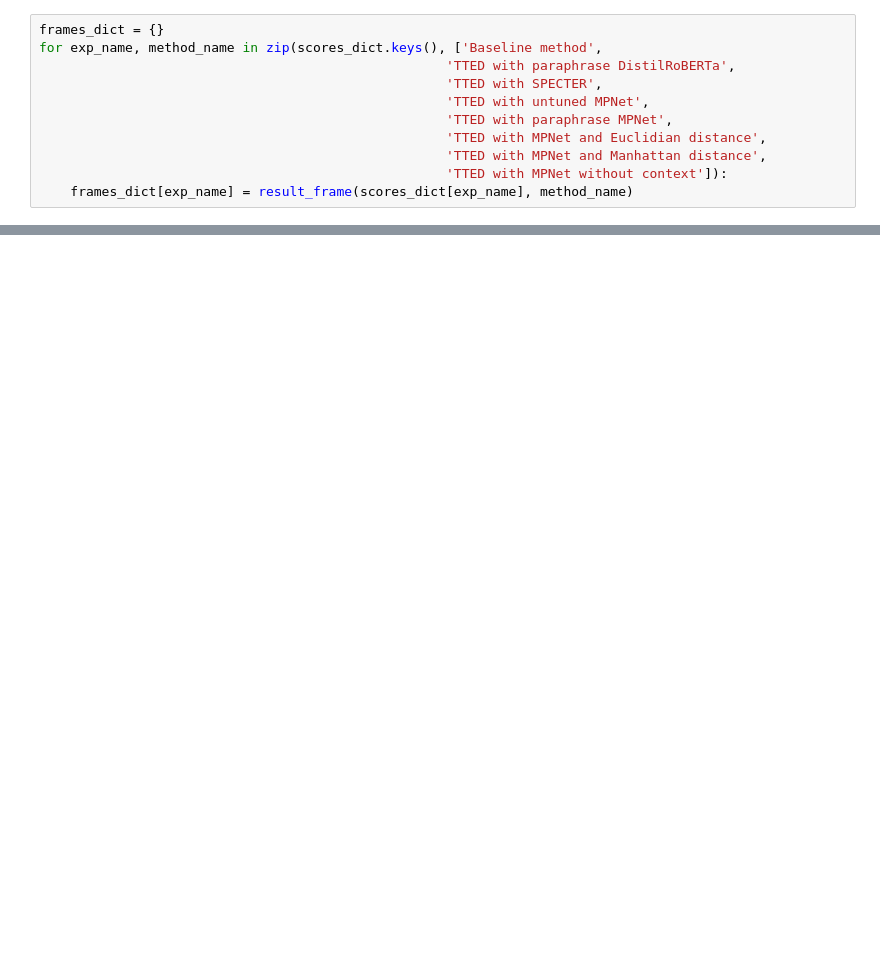
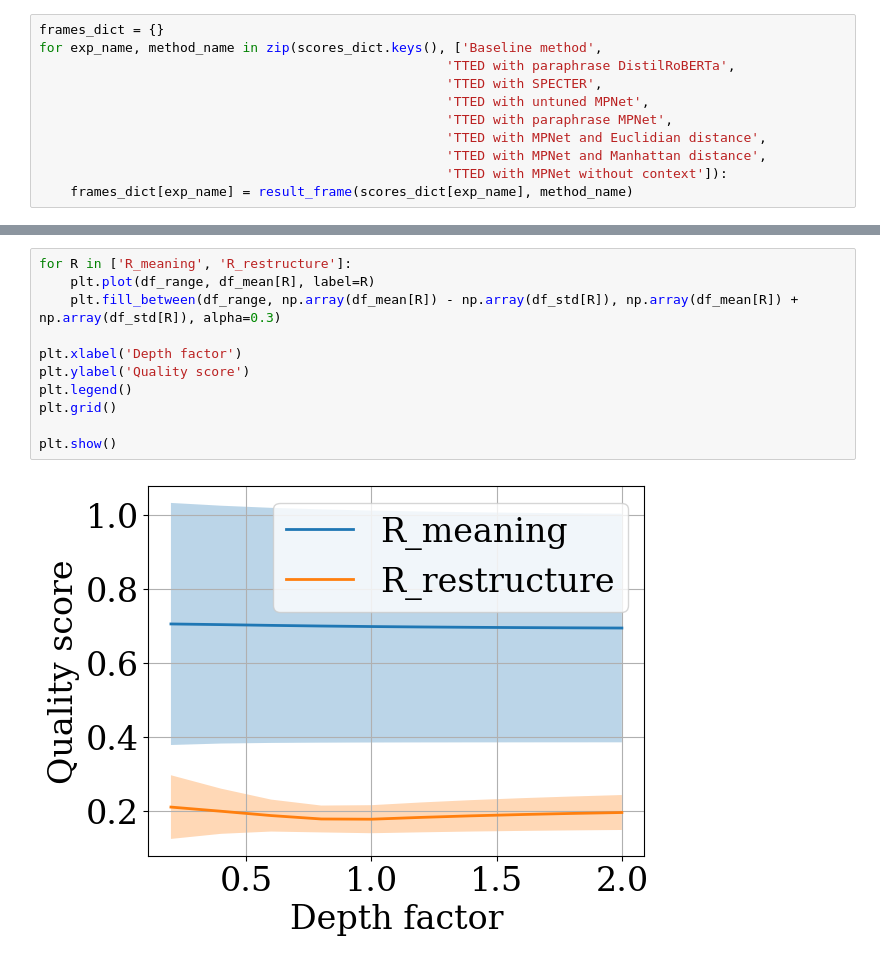
Before and after one commit to intsystems/Sobolevsky-BS-Thesis, a Jupyter notebook: code/tted_tests.ipynb, the cells around one changed output, grey strips where cells are left out. Drawn from its saved outputs; the diff is of its cells as text; blank space fills up the shorter version.

```diff
--- a/code/tted_tests.ipynb
+++ b/code/tted_tests.ipynb
@@ -250,0 +302,13 @@ plot_scores(scores_dict['baseline'], 'Baseline method', '../paper/img/baseline_r
+# %%
+for R in ['R_meaning', 'R_restructure']:
+    plt.plot(df_range, df_mean[R], label=R)
+    plt.fill_between(df_range, np.array(df_mean[R]) - np.array(df_std[R]), np.array(df_mean[R]) + np.array(df_std[R]), alpha=0.3)
+
+plt.xlabel('Depth factor')
+plt.ylabel('Quality score')
+plt.legend()
+plt.grid()
+
+plt.show()
+# %% [output]
+[figure, added]
```
Also changed, not shown: parts of 18 cells of this notebook, 28 other files.
